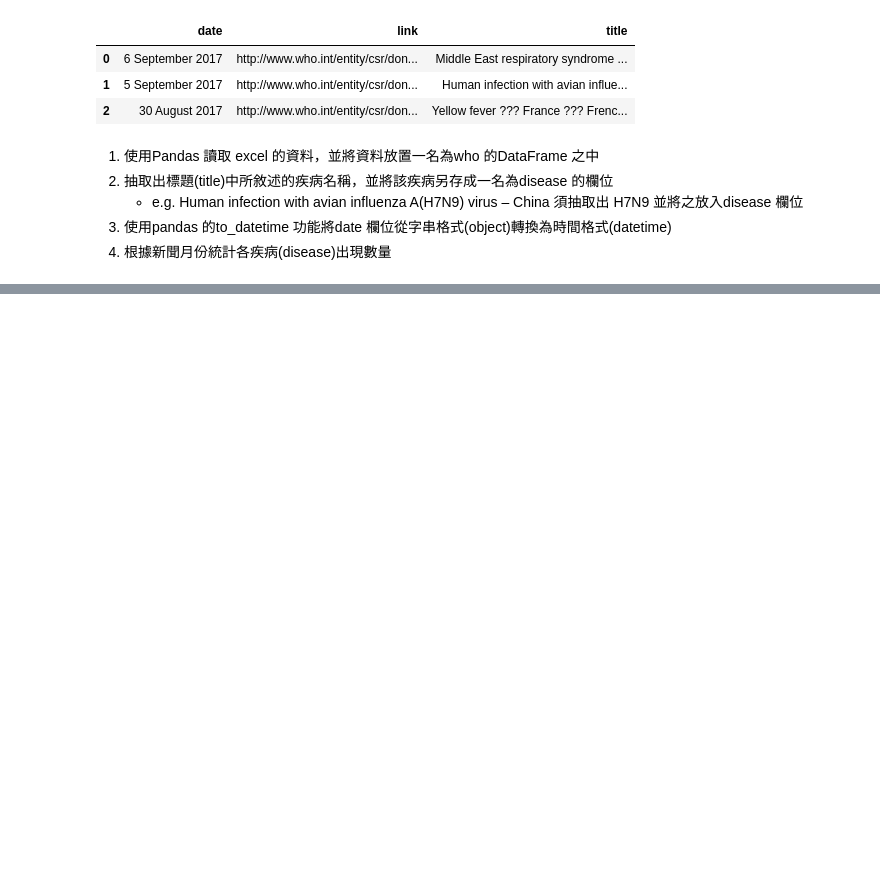
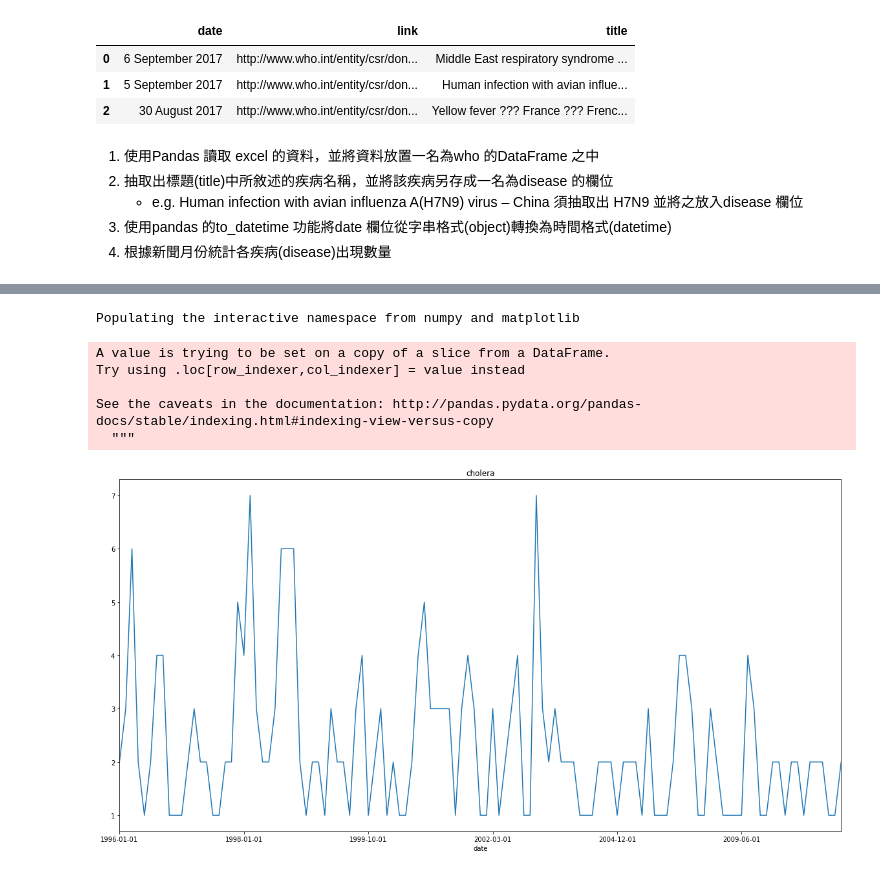
Before and after one commit to ywchiu/cdc_course, a Jupyter notebook: Homework5.ipynb, the cells around one changed output, grey strips where cells are left out. Saved outputs shown, nothing was run; the diff lists cells and outputs as text; code cells hidden in the pictures; blank space fills up the shorter version.

Commit message:
get trend

```diff
--- a/Homework5.ipynb
+++ b/Homework5.ipynb
@@ -14,0 +210,7 @@
+# %%
+whodf['disease'] = whodf['link_info'].map(lambda e: DiseaseParser(e)[0])
+whodf['country'] = whodf['link_info'].map(lambda e: DiseaseParser(e)[1])
+# %%
+df = whodf[['link', 'disease', 'dt', 'country', 'search_dt']]
+#df.columns = ['連結', '疾病', '日期' , '國家', '搜尋時間']
+df.head()
@@ -14,0 +224,4 @@
+# %%
+df['date'] = pandas.to_datetime(df['dt'], format = '%d %B %Y')
+# %%
+who_stat  = df.groupby([df['date'].dt.month, 'disease'])['disease'].count()
@@ -14,0 +252,17 @@
+# %%
+whodf = pandas.DataFrame(who_list)
+%pylab inline
+def plotTrend(keyword):
+    df = whodf[whodf['link_info'].map(lambda e: True if keyword in str(e).lower() else False)]
+    df['date'] = pandas.to_datetime(df['dt'], format = '%d %B %Y')
+    who_stat  = df.groupby([df['date'].dt.strftime('%Y-%m-01')])['link_info'].count()
+    who_stat.plot(kind= 'line', figsize = [20,10], title= keyword)
+plotTrend('cholera')
+# %% [output]
+Populating the interactive namespace from numpy and matplotlib
+A value is trying to be set on a copy of a slice from a DataFrame.
+Try using .loc[row_indexer,col_indexer] = value instead
+
+See the caveats in the documentation: http://pandas.pydata.org/pandas-docs/stable/indexing.html#indexing-view-versus-copy
+  """
+[figure, added]
```
Also changed, not shown: parts of 27 cells of this notebook.
